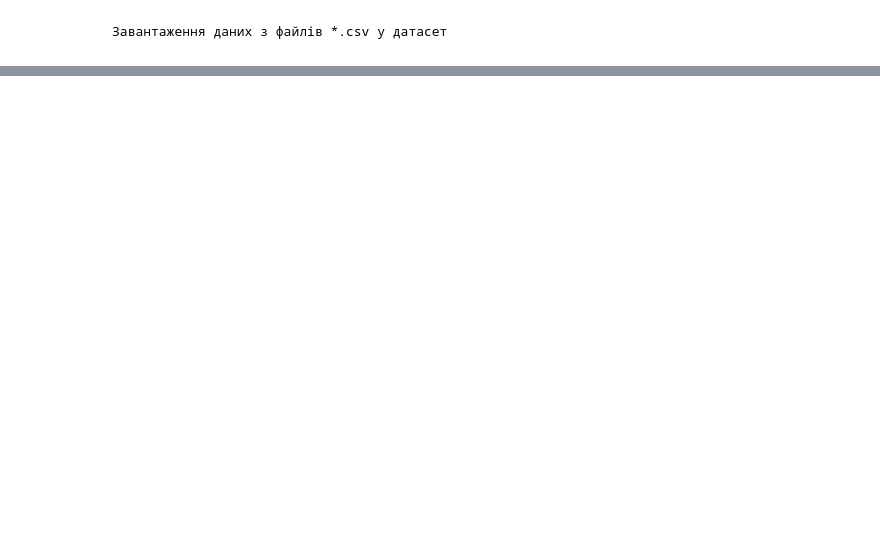
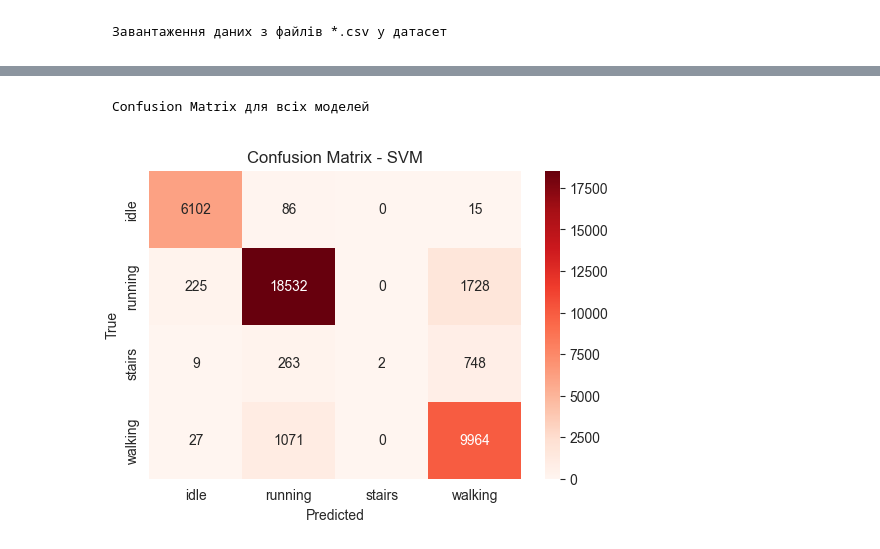
Before and after one commit to KyryloChalov/DS, a Jupyter notebook: HW_05/hw5.ipynb, the cells around one changed output, grey strips where cells are left out. Saved outputs shown, nothing was run; the diff lists cells and outputs as text; code cells hidden in the pictures; blank space fills up the shorter version.

```diff
--- a/HW_05/hw5.ipynb
+++ b/HW_05/hw5.ipynb
@@ -303,0 +99,9 @@ plt.show()
+# %%
+columns_to_normalize = ["accelerometer_X", "accelerometer_Y", "accelerometer_Z"]
+
+scaler = StandardScaler()
+# scaler = MinMaxScaler()
+
+df[columns_to_normalize] = scaler.fit_transform(df[columns_to_normalize])
+
+df
@@ -303,0 +312,22 @@ plt.show()
+# %% [markdown]
+    Confusion Matrix для всіх моделей
+# %%
+ticklabels = df["activity"].unique()
+# %%
+svm_cm = confusion_matrix(y_test, svm_predictions)
+
+plt.figure(figsize=(6, 4))
+sns.heatmap(
+    data=svm_cm,
+    annot=True,
+    fmt="d",
+    cmap="Reds",
+    xticklabels=ticklabels,
+    yticklabels=ticklabels,
+)
+plt.title("Confusion Matrix - SVM")
+plt.xlabel("Predicted")
+plt.ylabel("True")
+plt.show()
+# %% [output]
+[figure, added]
```
Also changed, not shown: parts of 38 cells of this notebook, 4 other files.
